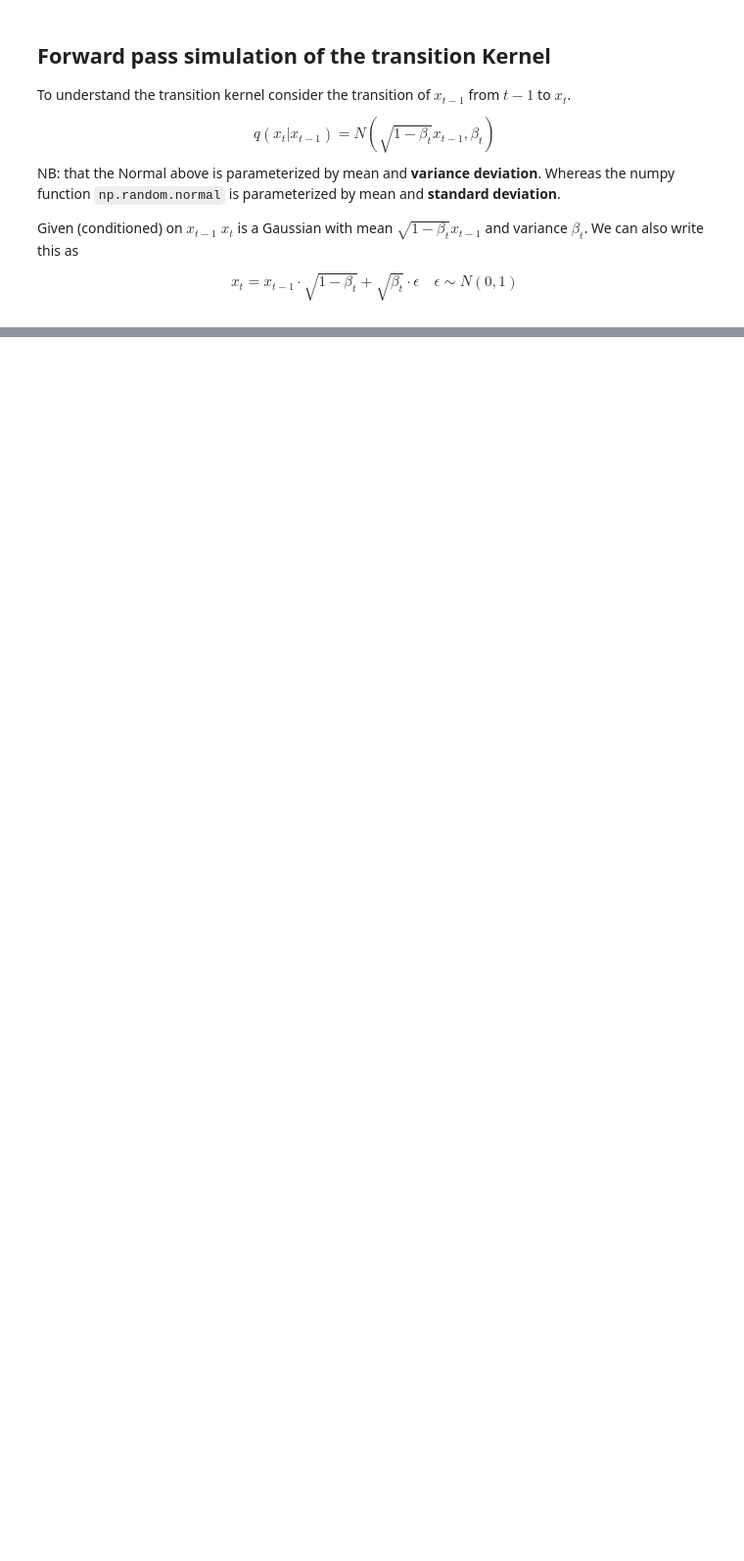
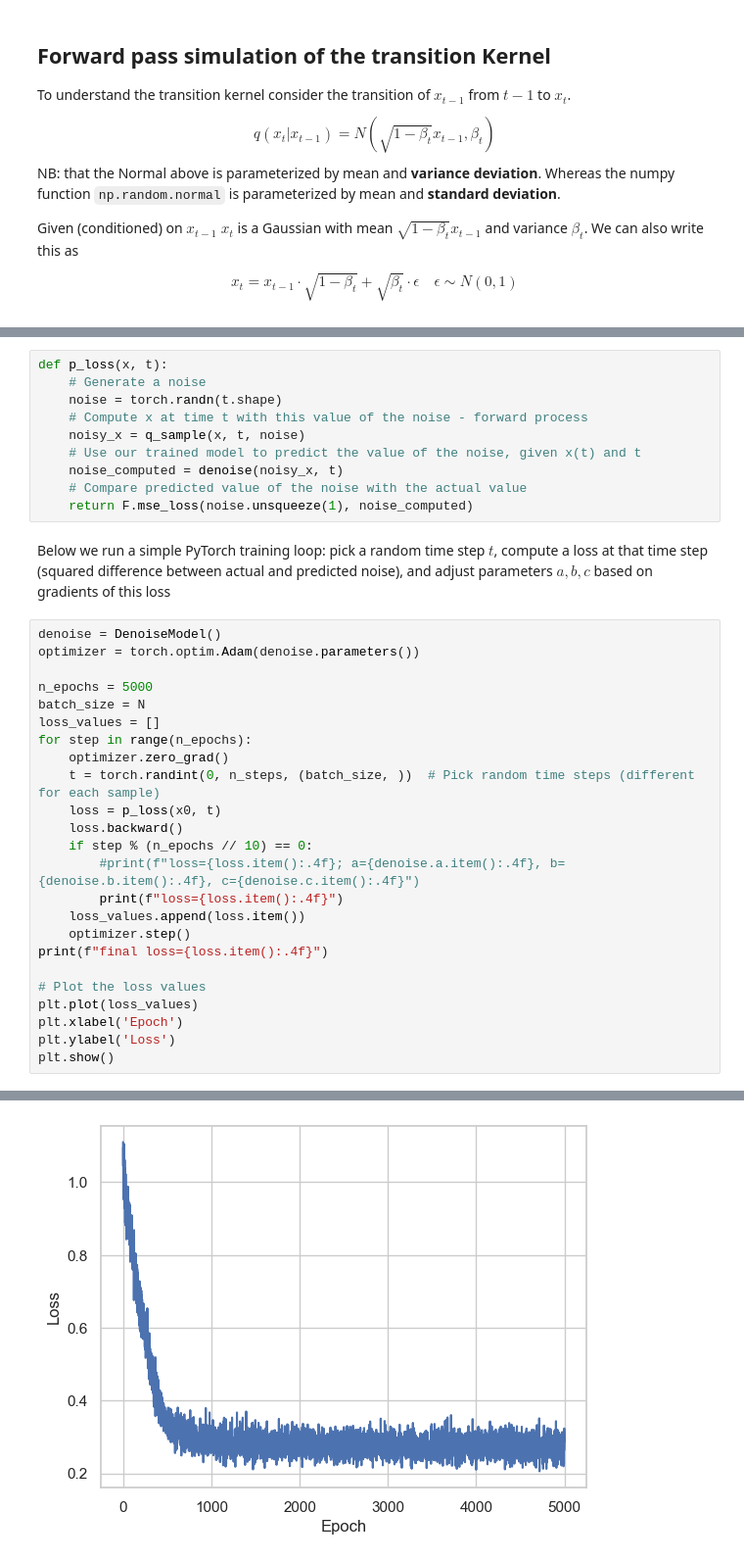
Before and after one commit to ioskn/mldl_htwg, a Jupyter notebook: diffusion/diffusion.ipynb, the cells around one changed output, grey strips where cells are left out. Shown at 98% size. Drawn from its saved outputs; the diff is of its cells as text; blank space fills up the shorter version.

```diff
--- a/diffusion/diffusion.ipynb
+++ b/diffusion/diffusion.ipynb
@@ -171,0 +282,37 @@ plt.show()
+# %%
+def p_loss(x, t):
+    # Generate a noise
+    noise = torch.randn(t.shape)
+    # Compute x at time t with this value of the noise - forward process
+    noisy_x = q_sample(x, t, noise)
+    # Use our trained model to predict the value of the noise, given x(t) and t
+    noise_computed = denoise(noisy_x, t)
+    # Compare predicted value of the noise with the actual value
+    return F.mse_loss(noise.unsqueeze(1), noise_computed)
+# %% [markdown]
+Below we run a simple PyTorch training loop: pick a random time step $t$, compute a loss at that time step (squared difference between actual and predicted noise), and adjust parameters $a, b, c$ based on gradients of this loss
+# %%
+denoise = DenoiseModel()
+optimizer = torch.optim.Adam(denoise.parameters())
+
+n_epochs = 5000
+batch_size = N
+loss_values = []
+for step in range(n_epochs):
+    optimizer.zero_grad()
+    t = torch.randint(0, n_steps, (batch_size, ))  # Pick random time steps (different for each sample)
+    loss = p_loss(x0, t)
+    loss.backward()
+    if step % (n_epochs // 10) == 0:
+        #print(f"loss={loss.item():.4f}; a={denoise.a.item():.4f}, b={denoise.b.item():.4f}, c={denoise.c.item():.4f}")
+        print(f"loss={loss.item():.4f}")
+    loss_values.append(loss.item())
+    optimizer.step()
+print(f"final loss={loss.item():.4f}")
+
+# Plot the loss values
+plt.plot(loss_values)
+plt.xlabel('Epoch')
+plt.ylabel('Loss')
+plt.show()
+# %% [output]
@@ -171,0 +330 @@ plt.show()
+[figure, added]
```
Also changed, not shown: parts of 33 cells of this notebook, 5 other files.
